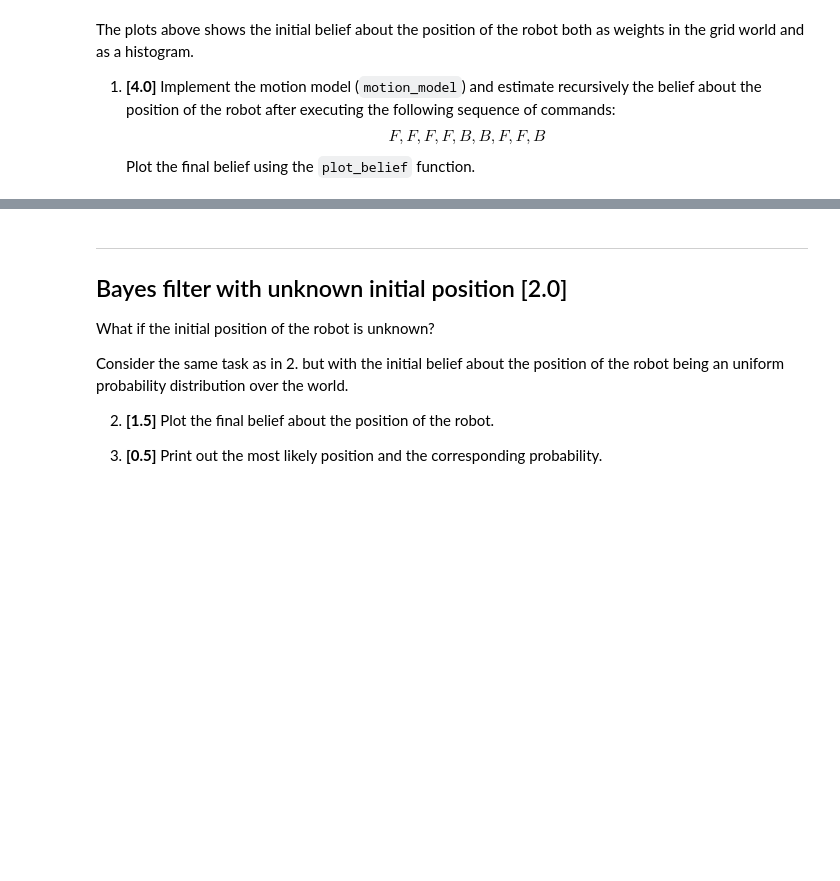
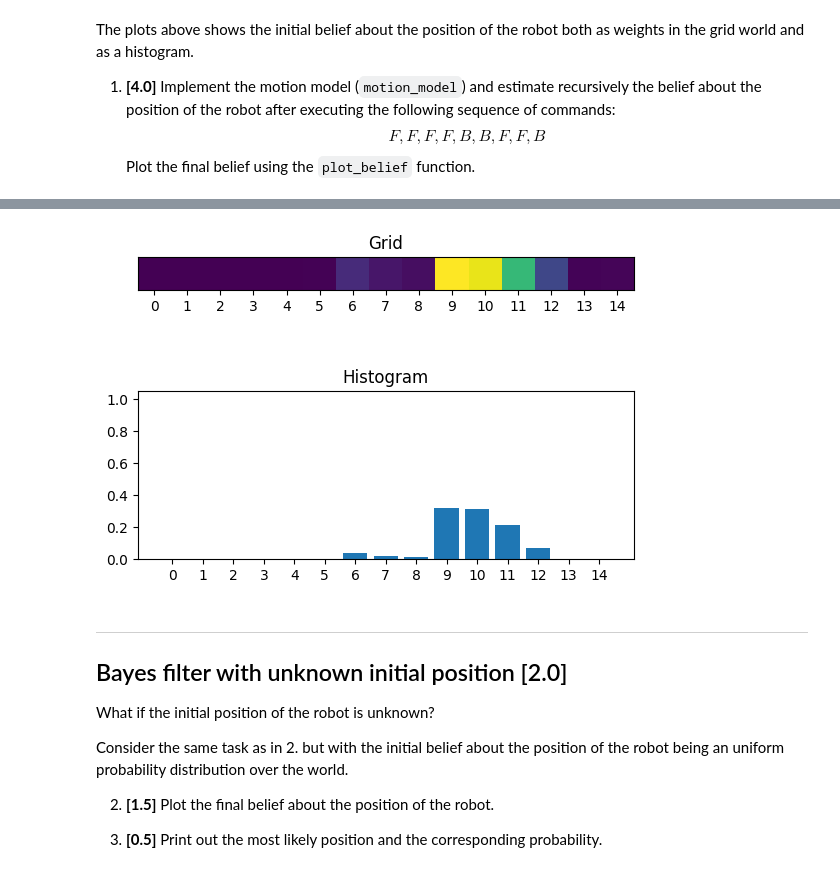
Before and after one commit to harry-graves/C18_code, a Jupyter notebook: navigation/ex01-bayes-filter/ex2_1.ipynb, the cells around one changed output, grey strips where cells are left out. Drawn from its saved outputs; the diff is of its cells as text; code cells hidden in the pictures; blank space fills up the shorter version.

Commit message:
Completed ex01-bayes-filter

```diff
--- a/navigation/ex01-bayes-filter/ex2_1.ipynb
+++ b/navigation/ex01-bayes-filter/ex2_1.ipynb
@@ -71,6 +111,47 @@ Thanks to its new sensor, it can now use the obrvations to estimate its position
 Plot the final belief using the `plot_belief` function.
 
 3. **[0.5]** Print out the most likely position and the corresponding probability.
+# %%
+import numpy as np
+
+def sensor_model(observation, belief, world):
+
+    new_belief = np.zeros(15)
+    for i in range(15):
+        if observation == 0 and world[i] == 0:
+            new_belief[i] += belief[i] * 0.9
+        elif observation == 0 and world[i] == 1:
+            new_belief[i] += belief[i] * 0.1
+        elif observation == 1 and world[i] == 0:
+            new_belief[i] += belief[i] * 0.3
+        elif observation == 1 and world[i] == 1:
+            new_belief[i] += belief[i] * 0.7
+
+    new_belief /= np.sum(new_belief)
+    return new_belief
+
+def recursive_bayes_filter(movements, observations, world, belief):
+
+    belief = sensor_model(observations[0], belief, world)
+
+    for i  in range(len(movements)):
+
+        belief = motion_model(movements[i], belief)
+        belief = sensor_model(observations[i+1], belief, world)
+
+    return belief
+
+belief = np.zeros(15)
+x_start = 7
+belief[x_start] = 1.0
+
+observations = np.loadtxt("observations.data", dtype=int, delimiter=",")
+world = np.loadtxt("world.data", dtype=int, delimiter=",")
+
+belief = recursive_bayes_filter(movements, observations, world, belief)
+plot_belief(belief)
+# %% [output]
+[figure, added]
 # %% [markdown]
 ---
 
```
Also changed, not shown: parts of 3 cells of this notebook.
